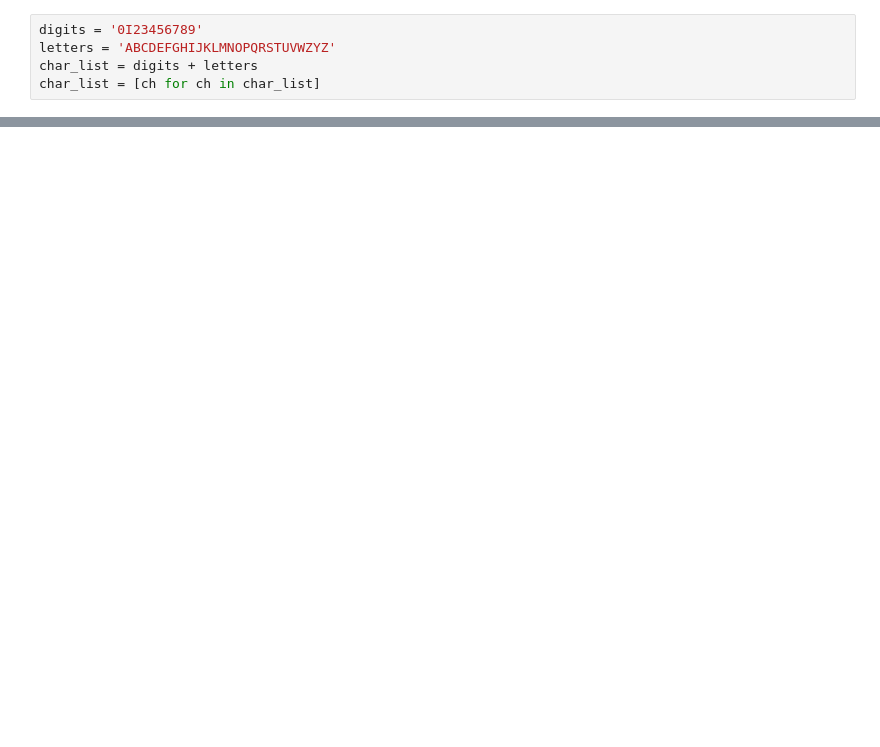
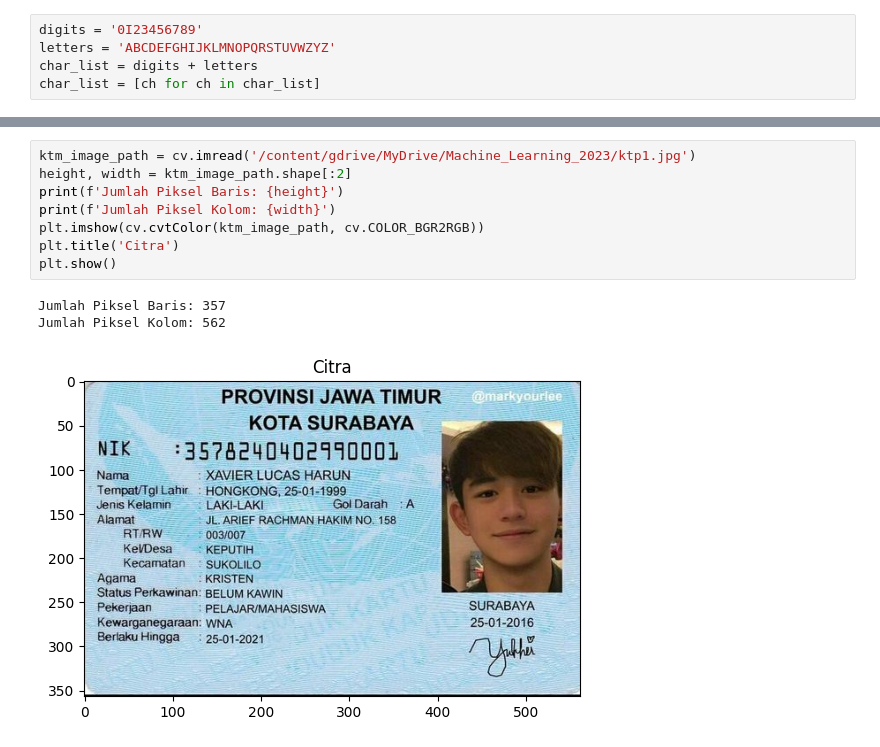
Before and after one commit to AzisilhamK463/MachineLearning2023, a Jupyter notebook: Tubes_ML.ipynb, the cells around one changed output, grey strips where cells are left out. Cells and saved outputs as stored; diff of their text form; blank space fills up the shorter version.

```diff
--- a/Tubes_ML.ipynb
+++ b/Tubes_ML.ipynb
@@ -260,2 +276,14 @@ def process_ktm_image(image, model, char_list):
 
     cv2_imshow(img_copy2)
+# %%
+ktm_image_path = cv.imread('/content/gdrive/MyDrive/Machine_Learning_2023/ktp1.jpg')
+height, width = ktm_image_path.shape[:2]
+print(f'Jumlah Piksel Baris: {height}')
+print(f'Jumlah Piksel Kolom: {width}')
+plt.imshow(cv.cvtColor(ktm_image_path, cv.COLOR_BGR2RGB))
+plt.title('Citra')
+plt.show()
+# %% [output]
+Jumlah Piksel Baris: 357
+Jumlah Piksel Kolom: 562
+[figure, added]
```
Also changed, not shown: parts of 14 cells of this notebook.
